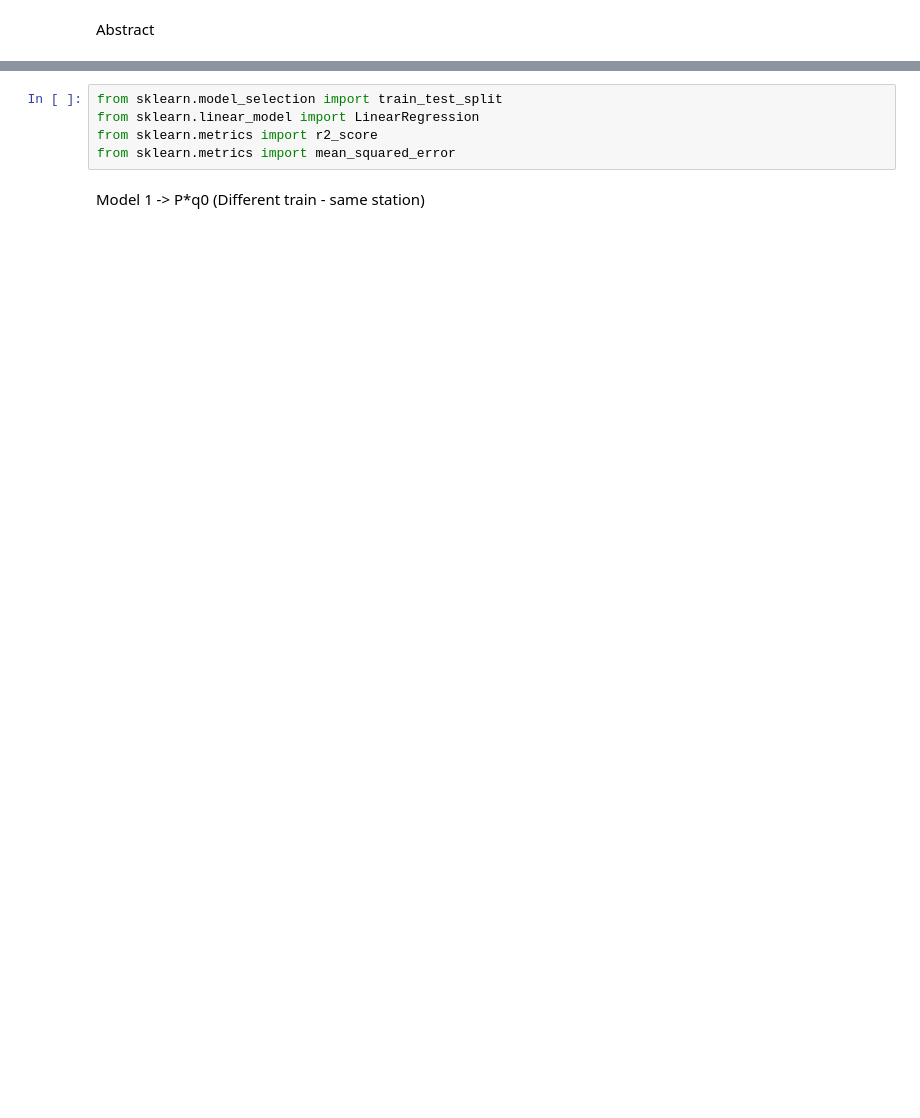
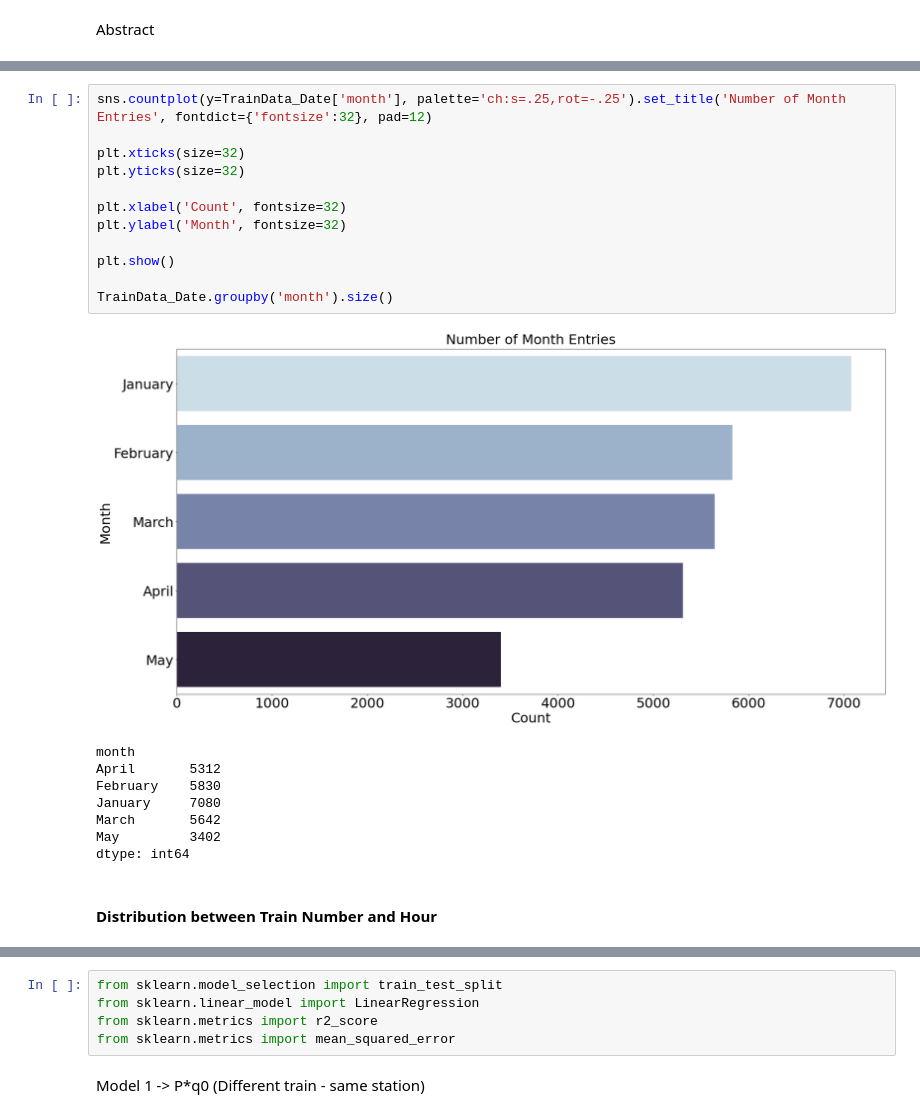
Before and after one commit to BlueMonkeyQ/Train-Forcasting, a Jupyter notebook: EDA.ipynb, the cells around one changed output, grey strips where cells are left out. Saved outputs shown, nothing was run; the diff lists cells and outputs as text; blank space fills up the shorter version.

```diff
--- a/EDA.ipynb
+++ b/EDA.ipynb
@@ -426,0 +439,23 @@ Baseline Models:
+# %%
+sns.countplot(y=TrainData_Date['month'], palette='ch:s=.25,rot=-.25').set_title('Number of Month Entries', fontdict={'fontsize':32}, pad=12)
+
+plt.xticks(size=32)
+plt.yticks(size=32)
+
+plt.xlabel('Count', fontsize=32)
+plt.ylabel('Month', fontsize=32)
+
+plt.show()
+
+TrainData_Date.groupby('month').size()
+# %% [output]
+[figure, added]
+month
+April       5312
+February    5830
+January     7080
+March       5642
+May         3402
+dtype: int64
+# %% [markdown]
+#### Distribution between Train Number and Hour
```
Also changed, not shown: parts of 96 cells of this notebook.
